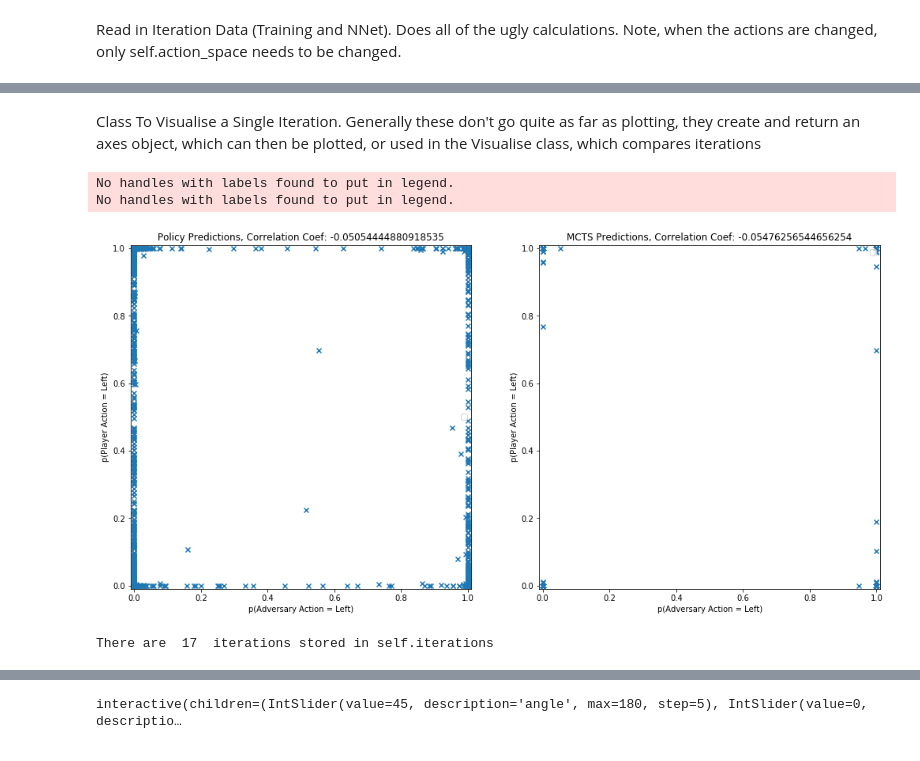
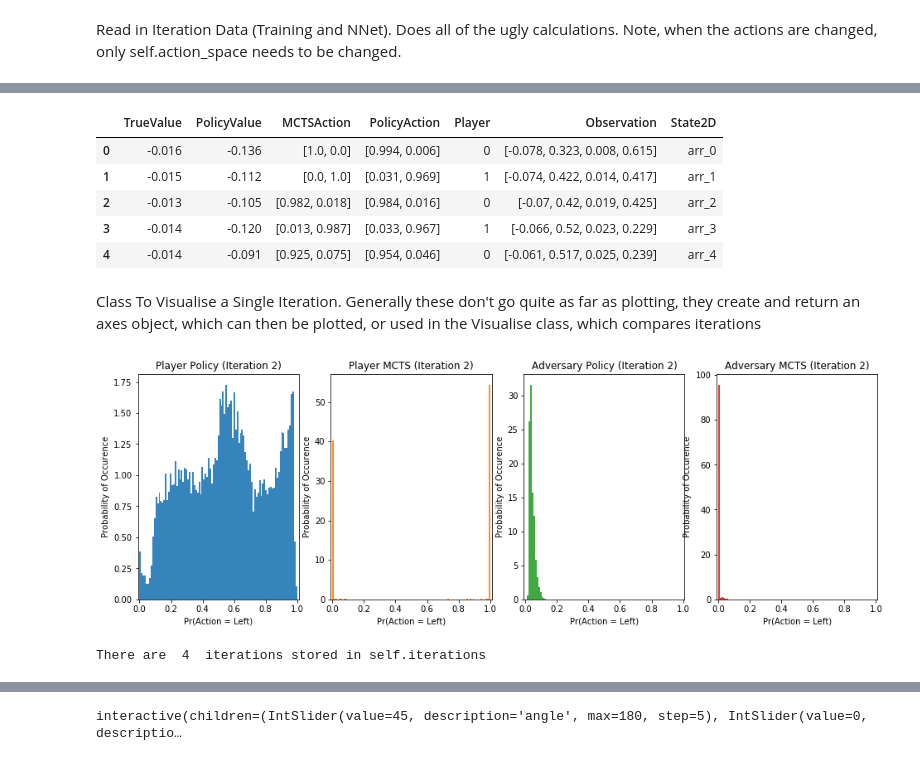
Before and after one commit to alexdarch/Project, a Jupyter notebook: ResultsAndTesting/AdversaryResultsVisualisation.ipynb, the cells around one changed output, grey strips where cells are left out. Drawn from its saved outputs; the diff is of its cells as text; code cells hidden in the pictures.

Commit message:
base training data

```diff
--- a/ResultsAndTesting/AdversaryResultsVisualisation.ipynb
+++ b/ResultsAndTesting/AdversaryResultsVisualisation.ipynb
@@ -102,7 +102,10 @@ class IterationData:
 
     def read_nnet_losses(self):
         losses = pd.read_csv(self.nnet_loss_path + '.csv', header=None).transpose()
-        losses.columns = ['PlayerAction', 'PlayerValue', 'AdversaryAction', 'AdversaryValue']
+        try:
+            losses.columns = ['PlayerAction', 'PlayerValue', 'AdversaryAction', 'AdversaryValue']
+        except:
+            losses.columns = ['PlayerAction', 'PlayerValue']
         return losses
 
     def get_state_2d(self, episode, step):
@@ -121,9 +124,3 @@ class IterationData:
                 max_ep_len = ep_len
                 max_ep = ep
         return max_ep
-
-folder = os.path.join('..\Cartpole','Data', 'TrainingData1\\')
-# folder = os.path.join('ArchivedData', '0AdversaryXE\\')
-iter_data = IterationData(folder, iteration=0)
-iter_data.episode_data['Episode0'].tail()
-iter_data.all_data.tail()
@@ -137,3 +127,16 @@ iter_data.all_data.tail()
+# %%
+folder = os.path.join('..\Cartpole','Data', 'TrainingData\\')
+# folder = os.path.join('ArchivedData', '0AdversaryXE\\')
+iter_data = IterationData(folder, iteration=2)
+iter_data.episode_data['Episode0'].head()
+# iter_data.all_data.tail()
+# %% [output]
+|  | TrueValue | PolicyValue | MCTSAction | PolicyAction | Player | Observation | State2D |
+| 0 | -0.016 | -0.136 | [1.0, 0.0] | [0.994, 0.006] | 0 | [-0.078, 0.323, 0.008, 0.615] | arr_0 |
+| 1 | -0.015 | -0.112 | [0.0, 1.0] | [0.031, 0.969] | 1 | [-0.074, 0.422, 0.014, 0.417] | arr_1 |
+| 2 | -0.013 | -0.105 | [0.982, 0.018] | [0.984, 0.016] | 0 | [-0.07, 0.42, 0.019, 0.425] | arr_2 |
+| 3 | -0.014 | -0.120 | [0.013, 0.987] | [0.033, 0.967] | 1 | [-0.066, 0.52, 0.023, 0.229] | arr_3 |
+| 4 | -0.014 | -0.091 | [0.925, 0.075] | [0.954, 0.046] | 0 | [-0.061, 0.517, 0.025, 0.239] | arr_4 |
 # %% [markdown]
 Class To Visualise a Single Iteration. Generally these don't go quite as far as plotting, they create and return an axes object, which can then be plotted, or used in the Visualise class, which compares iterations
 # %%
@@ -427,10 +421,8 @@ class VisualiseIteration:
 # %%
-vis = VisualiseIteration(folder, 7)
-vis.plot_action_correlations()
+vis = VisualiseIteration(folder, 2)
+vis.plot_action_histogram()
 # %% [output]
-No handles with labels found to put in legend.
-No handles with labels found to put in legend.
-[figure, old version]
+[figure, new version]
 # %%
 class VisualiseIterations:
     """
@@ -658,8 +670,8 @@ class VisualiseIterations:
         ax.view_init(25, angle)
         plt.show()
 # %%
-# folder = os.path.join('ArchivedData', '0AdversaryXE\\')
+folder = os.path.join('ArchivedData', '0AdversaryXE\\')
 folder = os.path.join('..\Cartpole','Data', 'TrainingData\\')
-v = VisualiseIterations(folder, [0, 1, 2, 3, 4, 5, 6, 7, 8, 9, 10, 11, 12, 13, 14, 15, 16])
+v = VisualiseIterations(folder, [0, 1, 2, 3]) #, 4, 5, 6, 7, 8, 9, 10, 11, 12, 13, 14])
 # %% [output]
-There are  17  iterations stored in self.iterations
+There are  4  iterations stored in self.iterations
```
Also changed, not shown: parts of 14 cells of this notebook, 18 other files.
